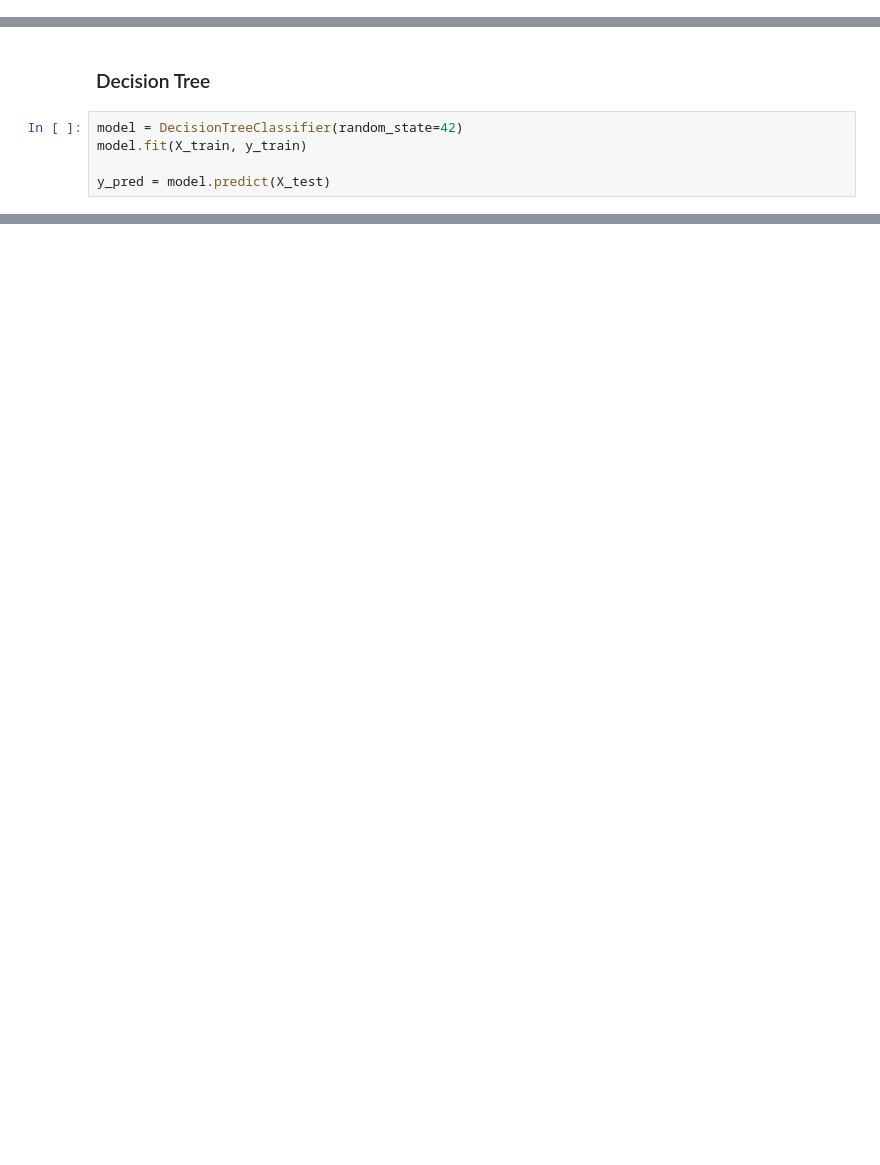
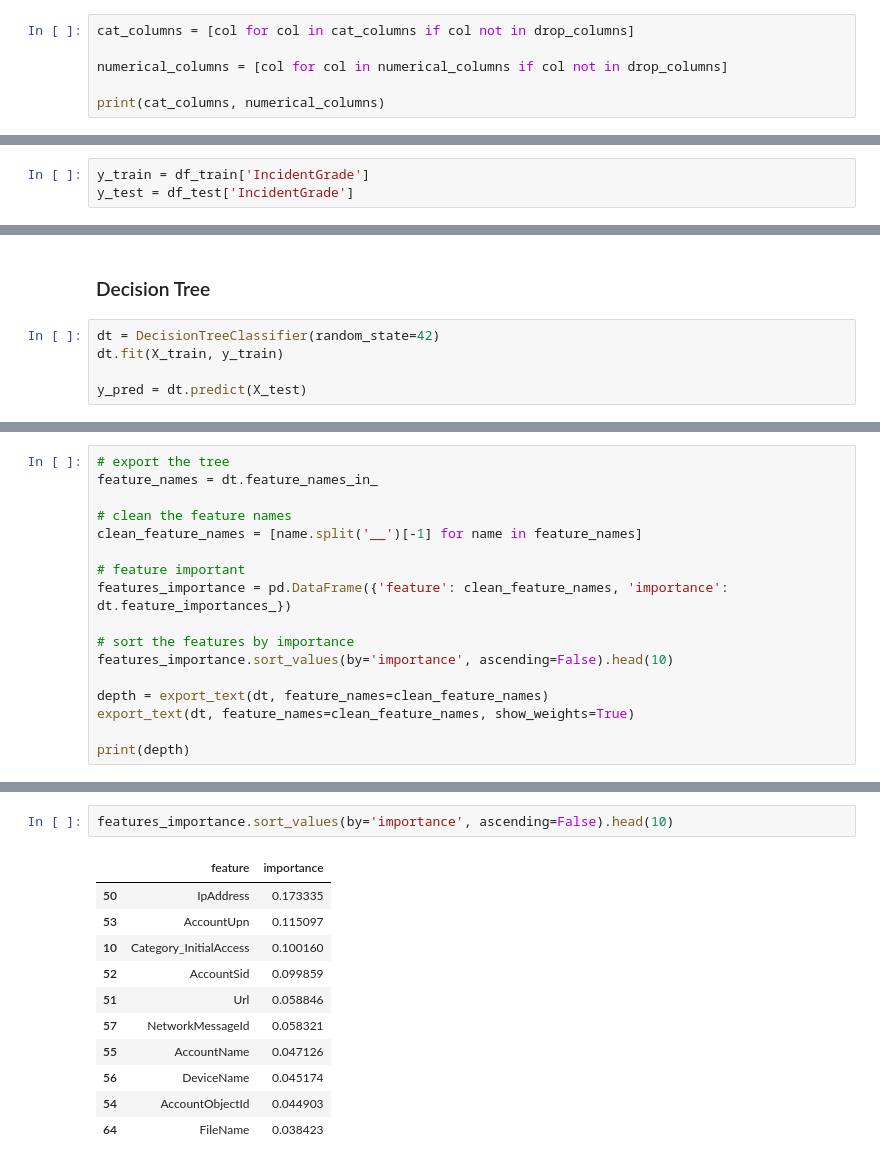
Before and after one commit to mgk2014/PCMLAI-capstone, a Jupyter notebook: xdr.ipynb, the cells around one changed output, grey strips where cells are left out. Cells and saved outputs as stored; diff of their text form; blank space fills up the shorter version.

```diff
--- a/xdr.ipynb
+++ b/xdr.ipynb
@@ -389,0 +442,6 @@ Columns to be dropped:  ['MitreTechniques']
+# %%
+cat_columns = [col for col in cat_columns if col not in drop_columns]
+
+numerical_columns = [col for col in numerical_columns if col not in drop_columns]
+
+print(cat_columns, numerical_columns)
@@ -438,2 +477,5 @@ y_test = le.transform(df_test['IncidentGrade'])
+# %%
+y_train = df_train['IncidentGrade']
+y_test = df_test['IncidentGrade']
 # %% [markdown]
 ### Basic Classifiers
@@ -440,7 +592,7 @@ y_test = le.transform(df_test['IncidentGrade'])
 # %% [markdown]
 ### Decision Tree
 # %%
-model = DecisionTreeClassifier(random_state=42)
-model.fit(X_train, y_train)
+dt = DecisionTreeClassifier(random_state=42)
+dt.fit(X_train, y_train)
 
-y_pred = model.predict(X_test)
+y_pred = dt.predict(X_test)
@@ -474,0 +632,17 @@ weighted avg       0.67      0.67      0.67    100000
+# %%
+# export the tree
+feature_names = dt.feature_names_in_
+
+# clean the feature names
+clean_feature_names = [name.split('__')[-1] for name in feature_names]
+
+# feature important
+features_importance = pd.DataFrame({'feature': clean_feature_names, 'importance': dt.feature_importances_})
+
+# sort the features by importance
+features_importance.sort_values(by='importance', ascending=False).head(10)
+
+depth = export_text(dt, feature_names=clean_feature_names)
+export_text(dt, feature_names=clean_feature_names, show_weights=True)
+
+print(depth)
@@ -474,0 +667,14 @@ weighted avg       0.67      0.67      0.67    100000
+# %%
+features_importance.sort_values(by='importance', ascending=False).head(10)
+# %% [output]
+|  | feature | importance |
+| 50 | IpAddress | 0.173335 |
+| 53 | AccountUpn | 0.115097 |
+| 10 | Category_InitialAccess | 0.100160 |
+| 52 | AccountSid | 0.099859 |
+| 51 | Url | 0.058846 |
+| 57 | NetworkMessageId | 0.058321 |
+| 55 | AccountName | 0.047126 |
+| 56 | DeviceName | 0.045174 |
+| 54 | AccountObjectId | 0.044903 |
+| 64 | FileName | 0.038423 |
```
Also changed, not shown: parts of 36 cells of this notebook.
